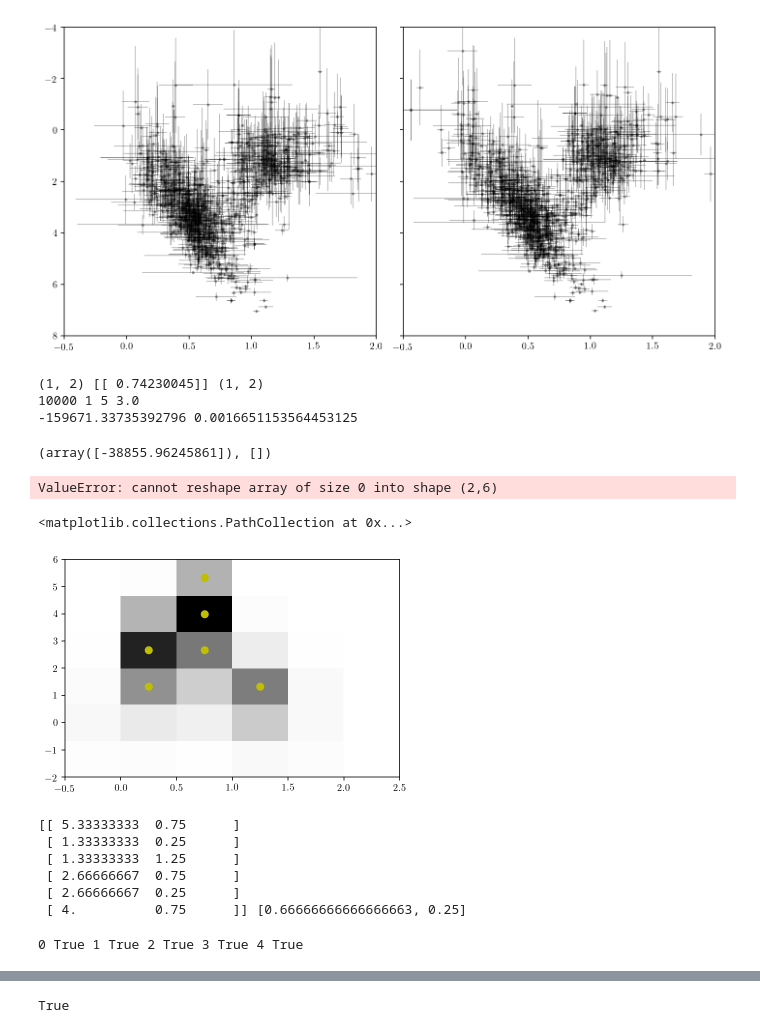
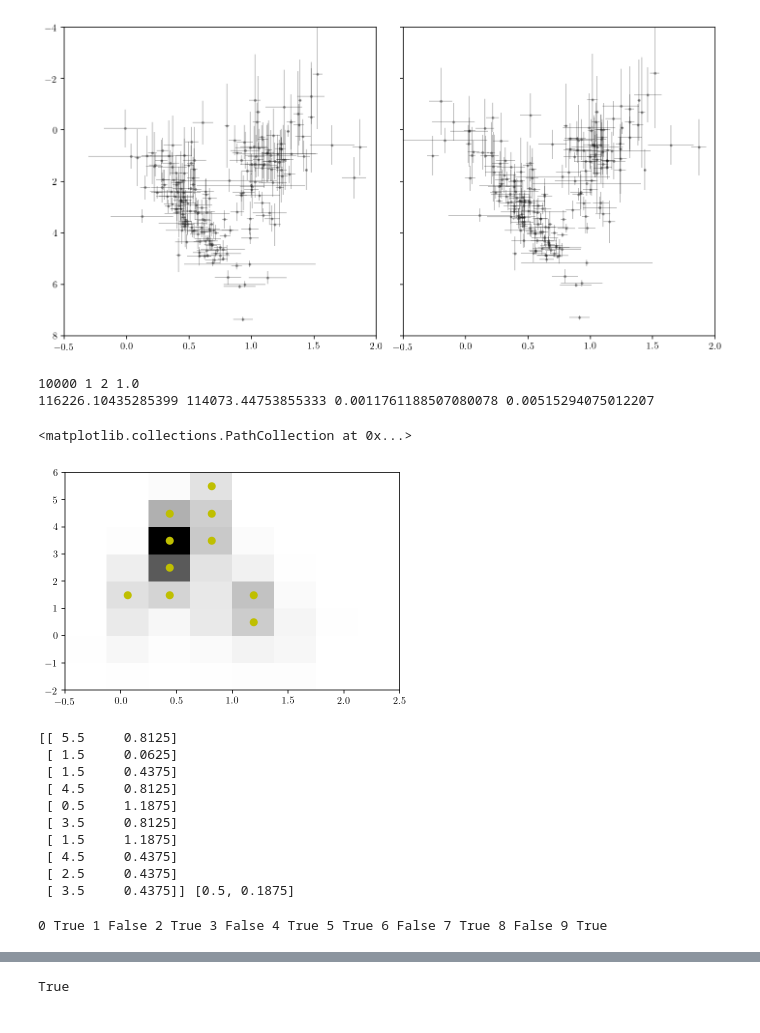
Before and after one commit to errai34/Starlight, a Jupyter notebook: notebooks/HRD GMM nested sampling with marginalized parallax.ipynb, the cells around one changed output, grey strips where cells are left out. Cells and saved outputs as stored; diff of their text form; code cells hidden in the pictures.

```diff
--- a/notebooks/HRD GMM nested sampling with marginalized parallax.ipynb
+++ b/notebooks/HRD GMM nested sampling with marginalized parallax.ipynb
@@ -106,7 +111,7 @@ np.savez("data", obsvarpis=obsvarpis, obsvarpis_var=obsvarpis_var,
          obscolors=obscolors, obscolors_var=obscolors_var,
          dustamps=dustamps, dustcoefs=dustcoefs)
 # %%
-subsel = np.random.choice(nobj, int(1e3))
+subsel = np.random.choice(nobj, int(2e2), replace=False)
 fig, axs = plt.subplots(1, 2, figsize=(10, 5), sharex=False, sharey=True)
 rr = [[-0.5, 2], [-4, 8]]
 for i in range(1):
@@ -125,7 +130,7 @@ for i in range(1):
         axs[j].set_xlim(rr[0])
 fig.tight_layout()
 # %% [output]
-[figure, old version]
+[figure, new version]
 # %%
 
 code1 = """
@@ -218,15 +223,18 @@ binamps = np.repeat(1./nbins, nbins)
 binmus = np.vstack((np.random.uniform(0, 6, nbins), np.random.uniform(0, 2, nbins))).T
 binvars = np.vstack((np.random.uniform(0.1, 1.2, nbins), np.random.uniform(0.1, 0.5, nbins))).T ** 2.0
 binrhos = np.random.uniform(-1, 1, nbins)[:, None]
-angles = np.rad2deg(np.arccos(binrhos))
-print(binmus.shape, binrhos, binvars.shape)
+bincovars = np.zeros((nbins, 2, 2))
+for b in range(nbins):
+    bincovars[b, :, :] = np.diag(binvars[b, :])
+    bincovars[b, 0, 1] = np.sqrt(np.prod(binvars[b, :])) * binrhos[b]
+    bincovars[b, 1, 0] = bincovars[b, 0, 1]
 
-nmarggrid = 5
-sigma = 3.0
+nmarggrid = 2
+sigma = 1.0
 
 print(nobj, nbins, nmarggrid, sigma)
 t1 = time()
-v1 = lnprob_distbinmarg(
+v1 = - lnprob_distbinmarg(
     nobj, nbins, nmarggrid, sigma,
     obsvarpis, obsvarpis_var, obsmags, obsmags_var,
     obscolors, obscolors_var,
@@ -237,13 +245,20 @@ v1 = lnprob_distbinmarg(
     binrhos
 )
 t2 = time()
-print(v1, t2-t1)
+v2 = - lnprob_multicolor_distbinmarg(
+            nobj, 1, nbins, nmarggrid, sigma,
+            obsvarpis, obsvarpis_var,
+            obsmags, obsmags_var,
+            obscolors[:, None], obscolors_var[:, None],
+            dustamps, dustcoefs,
+            binamps, binmus, bincovars)
+t3 = time()
+print(v1, v2, t2-t1, t3-t2)
 # %% [output]
-(1, 2) [[ 0.74230045]] (1, 2)
-10000 1 5 3.0
--159671.33735392796 0.0016651153564453125
+10000 1 2 1.0
+116226.10435285399 114073.44753855333 0.0011761188507080078 0.00515294075012207
 # %%
-nbins = 6
+nbins = 10
 nmarggrid = 5
 sigma = 3.0
 ndim = nbins - 1 + 2*nbins + 2*nbins + nbins
@@ -282,47 +297,47 @@ def convert_params(params):
     return binamps, binmus, binvars, binrhos
 
 cube = np.random.uniform(0, 1, size=ndim)
-mixturemodellnprob(prior(cube))
+#mixturemodellnprob(prior(cube))
-# %% [output]
-(array([-38855.96245861]), [])
 # %%
 # Reading nested sampling outputs
-samples = np.genfromtxt('/Users/bl/Dropbox/repos/Starlight/notebooks/chains/mixturemodellnprob.txt')
-pos = np.argmin(samples[:, 1])
-binamps, binmus, binvars, binrhos = convert_params(samples[pos, 2:])
+#samples = np.genfromtxt('/Users/bl/Dropbox/repos/Starlight/notebooks/chains/mixturemodellnprob.txt')
+#pos = np.argmin(samples[:, 1])
+#binamps, binmus, binvars, binrhos = convert_params(samples[pos, 2:])
-# %% [output]
-ValueError: cannot reshape array of size 0 into shape (2,6)
 # %%
 #tile space.
-mus_grid_1 = np.linspace(-2, 6, 7)
-mus_grid_2 = np.linspace(-0.5, 2.5, 7)
+mus_grid_1 = np.linspace(-2, 6, 9)
+mus_grid_2 = np.linspace(-0.5, 2.5, 9)
 mus_tiling = np.meshgrid(mus_grid_1[:-1] + (mus_grid_1[1]-mus_grid_1[0])/2.,
                         mus_grid_2[:-1] + (mus_grid_2[1]-mus_grid_2[0])/2.)
 #keep nbins with highest number of objects.
 #put binmus in them.
 hist, _, _ = np.histogram2d(obsabsmags - dustamps * dustcoefs[0],
                             obscolors - dustamps * dustcoefs[1],
                             bins=[mus_grid_1, mus_grid_2])
 plt.pcolormesh(mus_grid_2, mus_grid_1, hist, cmap="Greys")
 
 sel = np.argsort(hist.T.ravel())[-nbins:]
 #mus_tiling_flat = mus_tiling.reshape((2, -1)).T
 plt.scatter(mus_tiling[1].ravel()[sel], mus_tiling[0].ravel()[sel], c='y')
 # %% [output]
 <matplotlib.collections.PathCollection at 0x...>
-[figure, old version]
+[figure, new version]
 # %%
 centermus = np.vstack((mus_tiling[0].ravel()[sel],
                      mus_tiling[1].ravel()[sel])).T
 binwidths = [(mus_grid_1[1]-mus_grid_1[0])/2., (mus_grid_2[1]-mus_grid_2[0])/2.]
 print(centermus, binwidths)
 # %% [output]
-[[ 5.33333333  0.75      ]
- [ 1.33333333  0.25      ]
- [ 1.33333333  1.25      ]
- [ 2.66666667  0.75      ]
- [ 2.66666667  0.25      ]
- [ 4.          0.75      ]] [0.66666666666666663, 0.25]
+[[ 5.5     0.8125]
+ [ 1.5     0.0625]
+ [ 1.5     0.4375]
+ [ 4.5     0.8125]
+ [ 0.5     1.1875]
+ [ 3.5     0.8125]
+ [ 1.5     1.1875]
+ [ 4.5     0.4375]
+ [ 2.5     0.4375]
+ [ 3.5     0.4375]] [0.5, 0.1875]
 # %%
 def prior2(cube):
     theta = [0.0] * ndim
@@ -342,26 +357,27 @@ def lnprob(x):
         obscolors, obscolors_var, dustamps, dustcoefs,
         binamps, binmus, binvars, binrhos)
 
-num = 5
+from scipy.optimize import minimize
+
+num = 10
 lnprobvals = np.zeros((num, ))
 paramvals = np.zeros((num, ndim))
 paramres = np.zeros((num, ), dtype=bool)
 for i in range(num):
-    print(i, end=" ")
     x0 = np.random.uniform(0.05, 0.95, ndim)
     lnprobvals[i] = lnprob(x0)
-    paramvals[i, :] = prior2(x0)
+    paramvals[i, :] = x0
     if 1:
         res = minimize(lnprob, x0, bounds=[[0.05, 0.95]]*ndim)
         paramres[i] = res.success
-        print(res.success, end=" ")
+        print(i, res.success, end=" ")
         lnprobvals[i] = lnprob(res.x)
         paramvals[i, :] = res.x
 
 pos = np.argmin(lnprobvals)
 binamps, binmus, binvars, binrhos = convert_params(prior2(paramvals[pos, :]))
 # %% [output]
-0 True 1 True 2 True 3 True 4 True
+0 True 1 False 2 True 3 False 4 True 5 True 6 False 7 True 8 False 9 True
 # %%
 from matplotlib.patches import Ellipse
 
```
Also changed, not shown: parts of 4 cells of this notebook, 1 other file.
